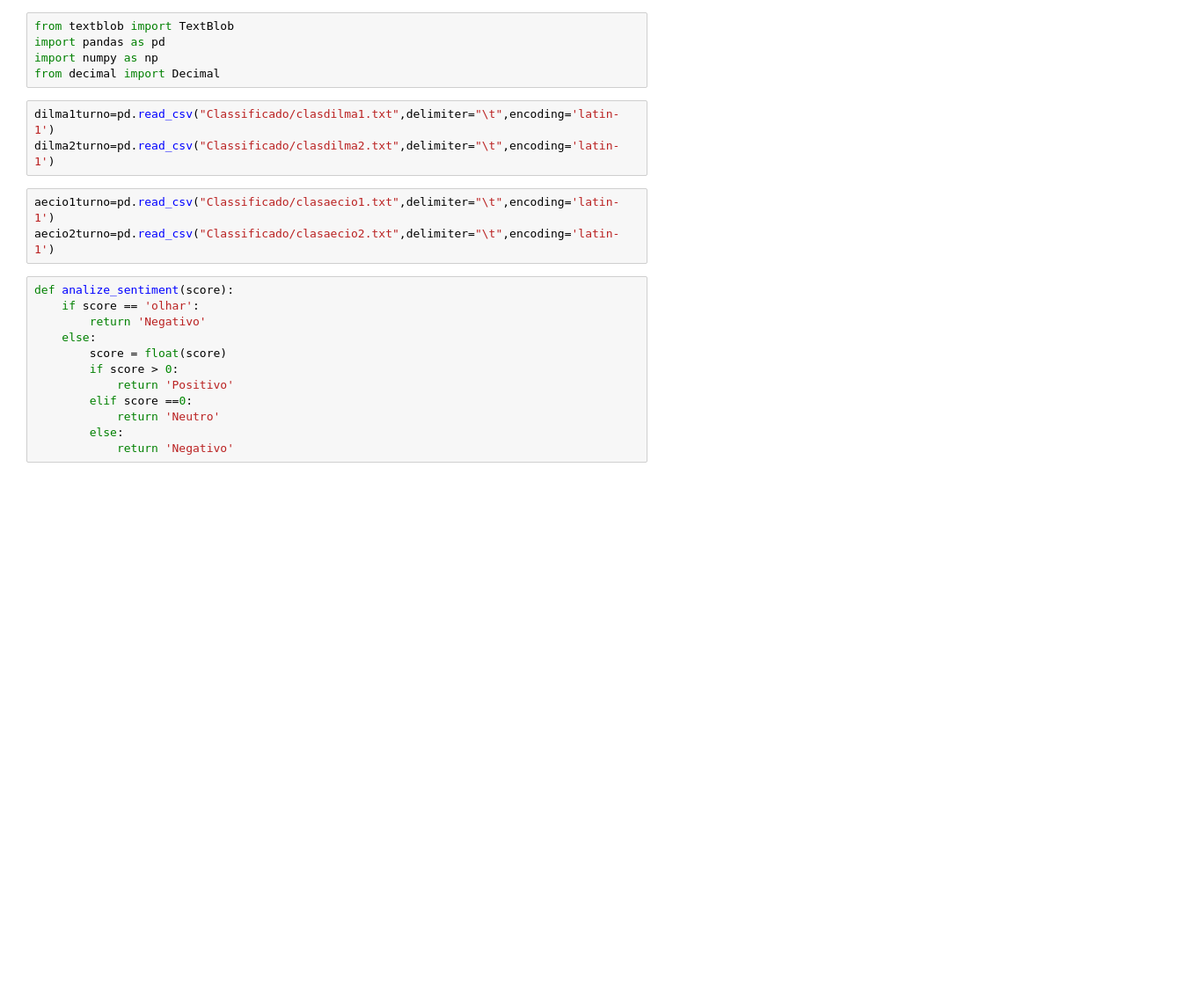
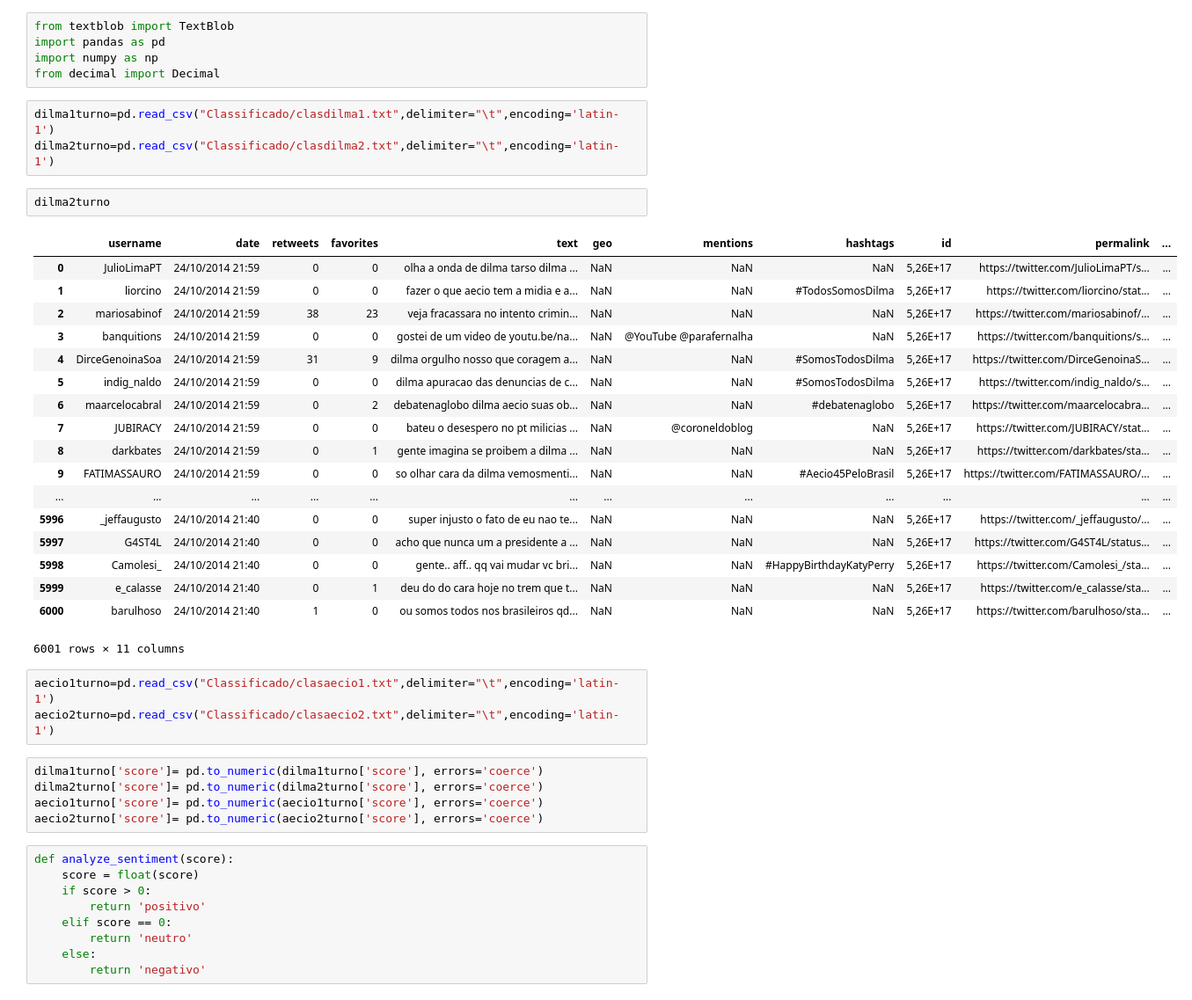
Before and after one commit to brunojus/Analise-de-sentimentos-Twitter, a Jupyter notebook: Classificação do Tweet-Fatiado-Copy1.ipynb, the cells around one changed output. Shown at 88% size. Saved outputs shown, nothing was run; the diff lists cells and outputs as text; blank space fills up the shorter version.

```diff
--- a/Classificação do Tweet-Fatiado-Copy1.ipynb
+++ b/Classificação do Tweet-Fatiado-Copy1.ipynb
@@ -6,18 +6,41 @@ from decimal import Decimal
 # %%
 dilma1turno=pd.read_csv("Classificado/clasdilma1.txt",delimiter="\t",encoding='latin-1')
 dilma2turno=pd.read_csv("Classificado/clasdilma2.txt",delimiter="\t",encoding='latin-1')
+# %%
+dilma2turno
+# %% [output]
+|  | username | date | retweets | favorites | text | geo | mentions | hashtags | id | permalink | ... |
+| 0 | JulioLimaPT | 24/10/2014 21:59 | 0 | 0 | olha a onda de dilma tarso dilma ... | NaN | NaN | NaN | 5,26E+17 | https://twitter.com/JulioLimaPT/s... | ... |
+| 1 | liorcino | 24/10/2014 21:59 | 0 | 0 | fazer o que aecio tem a midia e a... | NaN | NaN | #TodosSomosDilma | 5,26E+17 | https://twitter.com/liorcino/stat... | ... |
+| 2 | mariosabinof | 24/10/2014 21:59 | 38 | 23 | veja fracassara no intento crimin... | NaN | NaN | NaN | 5,26E+17 | https://twitter.com/mariosabinof/... | ... |
+| 3 | banquitions | 24/10/2014 21:59 | 0 | 0 | gostei de um video de youtu.be/na... | NaN | @YouTube @parafernalha | NaN | 5,26E+17 | https://twitter.com/banquitions/s... | ... |
+| 4 | DirceGenoinaSoa | 24/10/2014 21:59 | 31 | 9 | dilma orgulho nosso que coragem a... | NaN | NaN | #SomosTodosDilma | 5,26E+17 | https://twitter.com/DirceGenoinaS... | ... |
+| 5 | indig_naldo | 24/10/2014 21:59 | 0 | 0 | dilma apuracao das denuncias de c... | NaN | NaN | #SomosTodosDilma | 5,26E+17 | https://twitter.com/indig_naldo/s... | ... |
+| 6 | maarcelocabral | 24/10/2014 21:59 | 0 | 2 | debatenaglobo dilma aecio suas ob... | NaN | NaN | #debatenaglobo | 5,26E+17 | https://twitter.com/maarcelocabra... | ... |
+| 7 | JUBIRACY | 24/10/2014 21:59 | 0 | 0 | bateu o desespero no pt milicias ... | NaN | @coroneldoblog | NaN | 5,26E+17 | https://twitter.com/JUBIRACY/stat... | ... |
+| 8 | darkbates | 24/10/2014 21:59 | 0 | 1 | gente imagina se proibem a dilma ... | NaN | NaN | NaN | 5,26E+17 | https://twitter.com/darkbates/sta... | ... |
+| 9 | FATIMASSAURO | 24/10/2014 21:59 | 0 | 0 | so olhar cara da dilma vemosmenti... | NaN | NaN | #Aecio45PeloBrasil | 5,26E+17 | https://twitter.com/FATIMASSAURO/... | ... |
+| ... | ... | ... | ... | ... | ... | ... | ... | ... | ... | ... | ... |
+| 5996 | _jeffaugusto | 24/10/2014 21:40 | 0 | 0 | super injusto o fato de eu nao te... | NaN | NaN | NaN | 5,26E+17 | https://twitter.com/_jeffaugusto/... | ... |
+| 5997 | G4ST4L | 24/10/2014 21:40 | 0 | 0 | acho que nunca um a presidente a ... | NaN | NaN | NaN | 5,26E+17 | https://twitter.com/G4ST4L/status... | ... |
+| 5998 | Camolesi_ | 24/10/2014 21:40 | 0 | 0 | gente.. aff.. qq vai mudar vc bri... | NaN | NaN | #HappyBirthdayKatyPerry | 5,26E+17 | https://twitter.com/Camolesi_/sta... | ... |
+| 5999 | e_calasse | 24/10/2014 21:40 | 0 | 1 | deu do do cara hoje no trem que t... | NaN | NaN | NaN | 5,26E+17 | https://twitter.com/e_calasse/sta... | ... |
+| 6000 | barulhoso | 24/10/2014 21:40 | 1 | 0 | ou somos todos nos brasileiros qd... | NaN | NaN | NaN | 5,26E+17 | https://twitter.com/barulhoso/sta... | ... |
+6001 rows × 11 columns
 # %%
 aecio1turno=pd.read_csv("Classificado/clasaecio1.txt",delimiter="\t",encoding='latin-1')
 aecio2turno=pd.read_csv("Classificado/clasaecio2.txt",delimiter="\t",encoding='latin-1')
+# %%
+dilma1turno['score']= pd.to_numeric(dilma1turno['score'], errors='coerce')
+dilma2turno['score']= pd.to_numeric(dilma2turno['score'], errors='coerce')
+aecio1turno['score']= pd.to_numeric(aecio1turno['score'], errors='coerce')
+aecio2turno['score']= pd.to_numeric(aecio2turno['score'], errors='coerce')
 # %%
-def analize_sentiment(score):
-    if score == 'olhar':
-        return 'Negativo'
+def analyze_sentiment(score):
+    score = float(score)
+    if score > 0:
+        return 'positivo'
+    elif score == 0:
+        return 'neutro'
     else:
-        score = float(score)
-        if score > 0:
-            return 'Positivo'
-        elif score ==0:
-            return 'Neutro'
-        else:
-            return 'Negativo'
+        return 'negativo'
```
Also changed, not shown: parts of 8 cells of this notebook, 16 other files.
